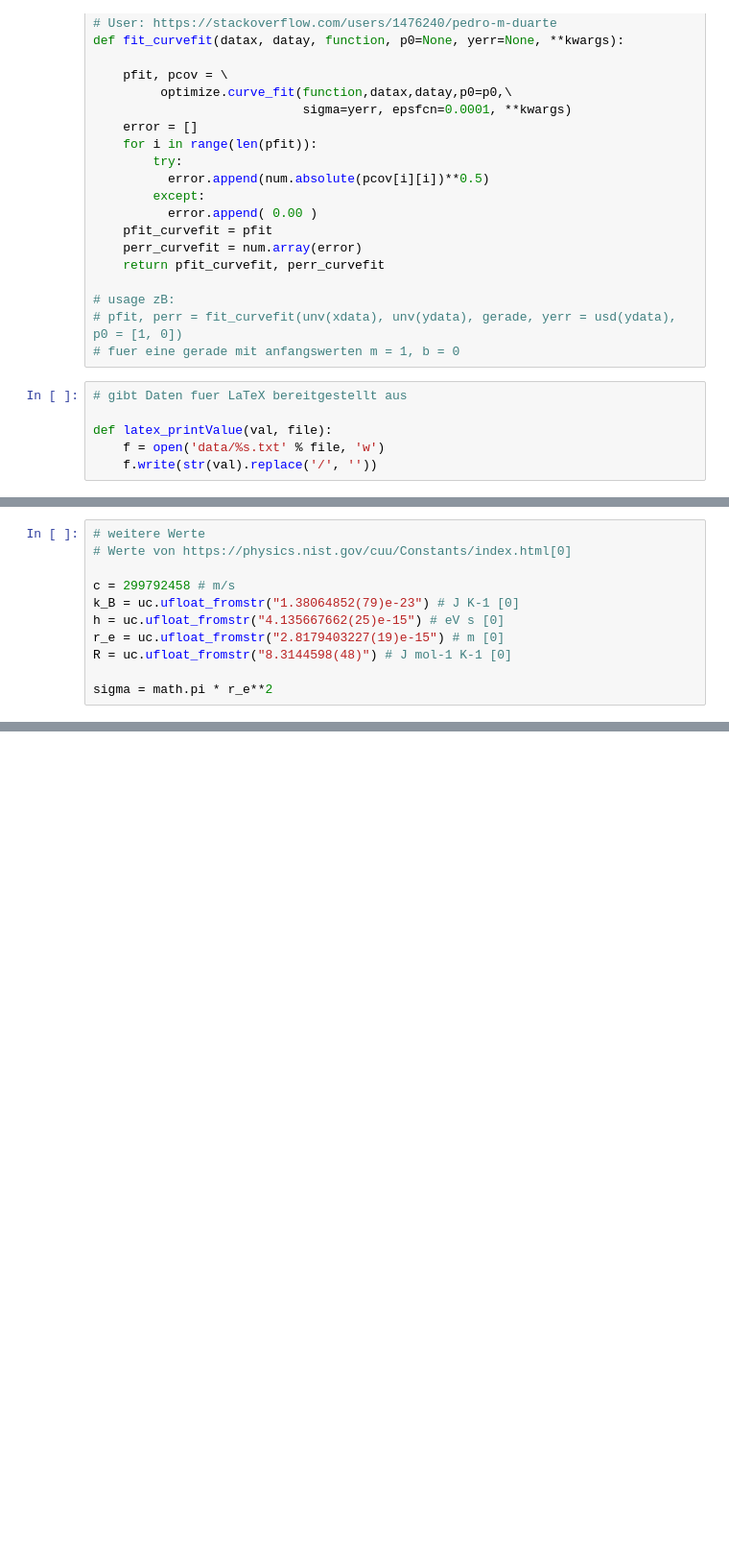
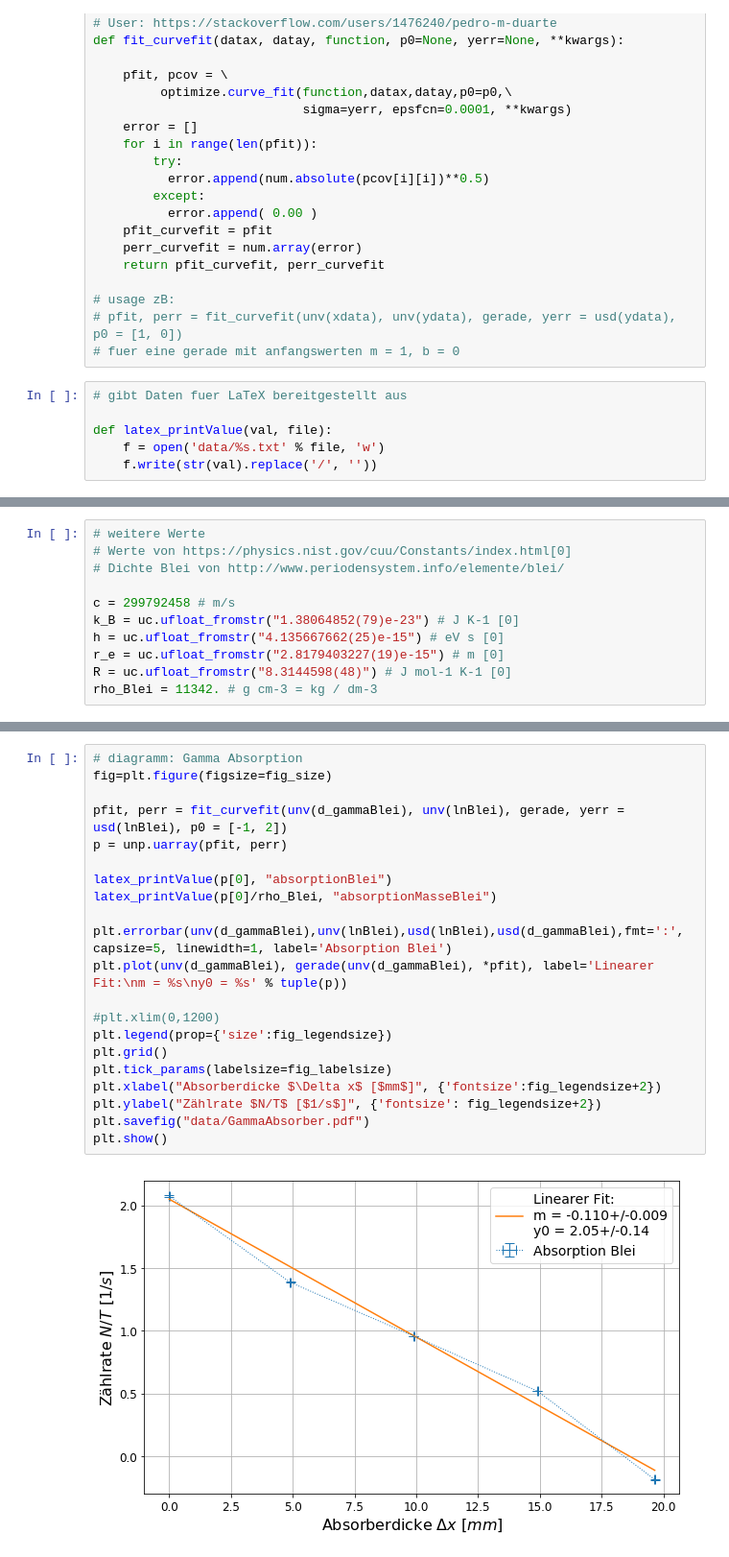
Before and after one commit to dfb159/Studium, a Jupyter notebook: Exp1/Versuchsbericht 14 - A3/11Mi_A3_02_05_2018.ipynb, the cells around one changed output, grey strips where cells are left out. Shown at 96% size. Cells and saved outputs as stored; diff of their text form; blank space fills up the shorter version.

```diff
--- a/Exp1/Versuchsbericht 14 - A3/11Mi_A3_02_05_2018.ipynb
+++ b/Exp1/Versuchsbericht 14 - A3/11Mi_A3_02_05_2018.ipynb
@@ -84,14 +90,14 @@ T_betaAlu = unp.uarray(data[:,3], unc_t) # vierte Spalte Zitmessung
 # %%
 # weitere Werte
 # Werte von https://physics.nist.gov/cuu/Constants/index.html[0]
+# Dichte Blei von http://www.periodensystem.info/elemente/blei/
 
 c = 299792458 # m/s
 k_B = uc.ufloat_fromstr("1.38064852(79)e-23") # J K-1 [0]
 h = uc.ufloat_fromstr("4.135667662(25)e-15") # eV s [0]
 r_e = uc.ufloat_fromstr("2.8179403227(19)e-15") # m [0]
 R = uc.ufloat_fromstr("8.3144598(48)") # J mol-1 K-1 [0]
-
-sigma = math.pi * r_e**2
+rho_Blei = 11342. # g cm-3 = kg / dm-3
 # %%
 # Rechnung
 
@@ -139 +167,24 @@ plt.show()
+# %%
+# diagramm: Gamma Absorption
+fig=plt.figure(figsize=fig_size)
+
+pfit, perr = fit_curvefit(unv(d_gammaBlei), unv(lnBlei), gerade, yerr = usd(lnBlei), p0 = [-1, 2])
+p = unp.uarray(pfit, perr)
+
+latex_printValue(p[0], "absorptionBlei")
+latex_printValue(p[0]/rho_Blei, "absorptionMasseBlei")
+
+plt.errorbar(unv(d_gammaBlei),unv(lnBlei),usd(lnBlei),usd(d_gammaBlei),fmt=':', capsize=5, linewidth=1, label='Absorption Blei')
+plt.plot(unv(d_gammaBlei), gerade(unv(d_gammaBlei), *pfit), label='Linearer Fit:\nm = %s\ny0 = %s' % tuple(p))
+
+#plt.xlim(0,1200)
+plt.legend(prop={'size':fig_legendsize})
+plt.grid()
+plt.tick_params(labelsize=fig_labelsize)
+plt.xlabel("Absorberdicke $\Delta x$ [$mm$]", {'fontsize':fig_legendsize+2})
+plt.ylabel("Zählrate $N/T$ [$1/s$]", {'fontsize': fig_legendsize+2})
+plt.savefig("data/GammaAbsorber.pdf")
+plt.show()
+# %% [output]
+[figure, added]
 # %%
```
Also changed, not shown: parts of 7 cells of this notebook, 11 other files.
